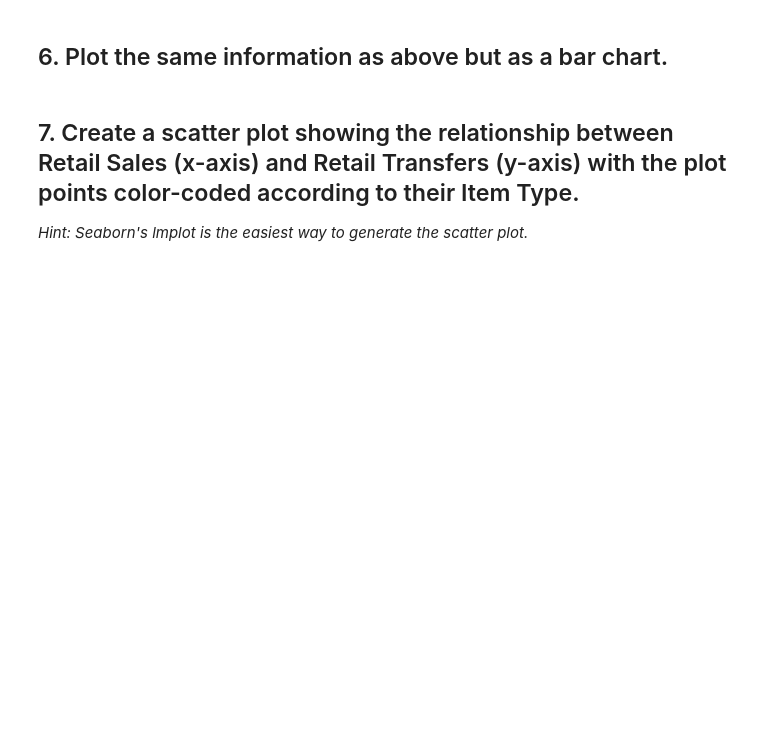
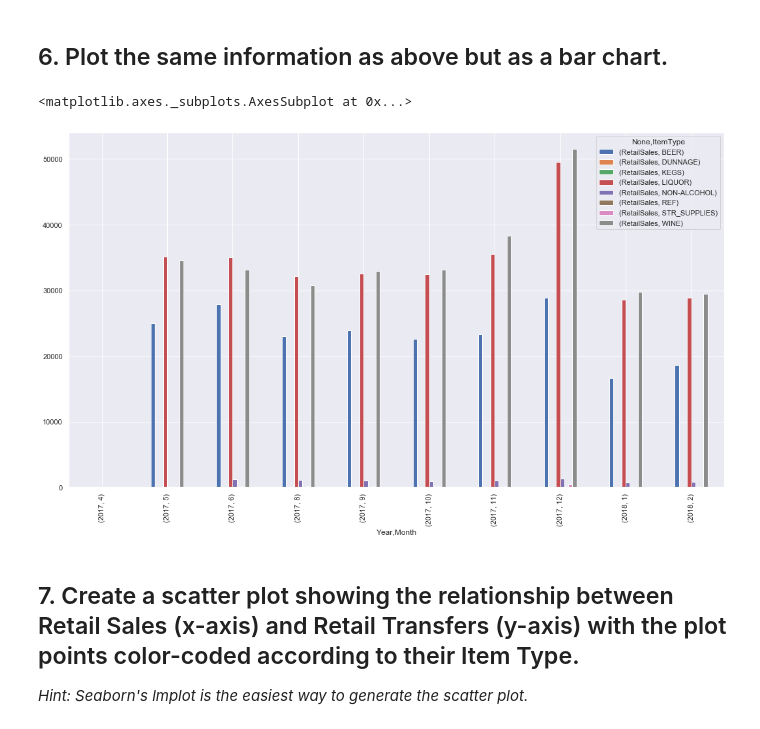
Before and after one commit to Nonisnon/dataptmad0420, a Jupyter notebook: module-2/plotting-multiple-data-series/your-code/main.ipynb, the cells around one changed output. Cells and saved outputs as stored; diff of their text form; code cells hidden in the pictures; blank space fills up the shorter version.

```diff
--- a/module-2/plotting-multiple-data-series/your-code/main.ipynb
+++ b/module-2/plotting-multiple-data-series/your-code/main.ipynb
@@ -56,5 +88,10 @@ top10.plot.barh()
 # %% [markdown]
 ## 6. Plot the same information as above but as a bar chart.
+# %%
+sales_item.plot.bar(figsize=(18,10))
+# %% [output]
+<matplotlib.axes._subplots.AxesSubplot at 0x...>
+[figure, added]
 # %% [markdown]
 ## 7. Create a scatter plot showing the relationship between Retail Sales (x-axis) and Retail Transfers (y-axis) with the plot points color-coded according to their Item Type.
 
```
Also changed, not shown: parts of 6 cells of this notebook.
